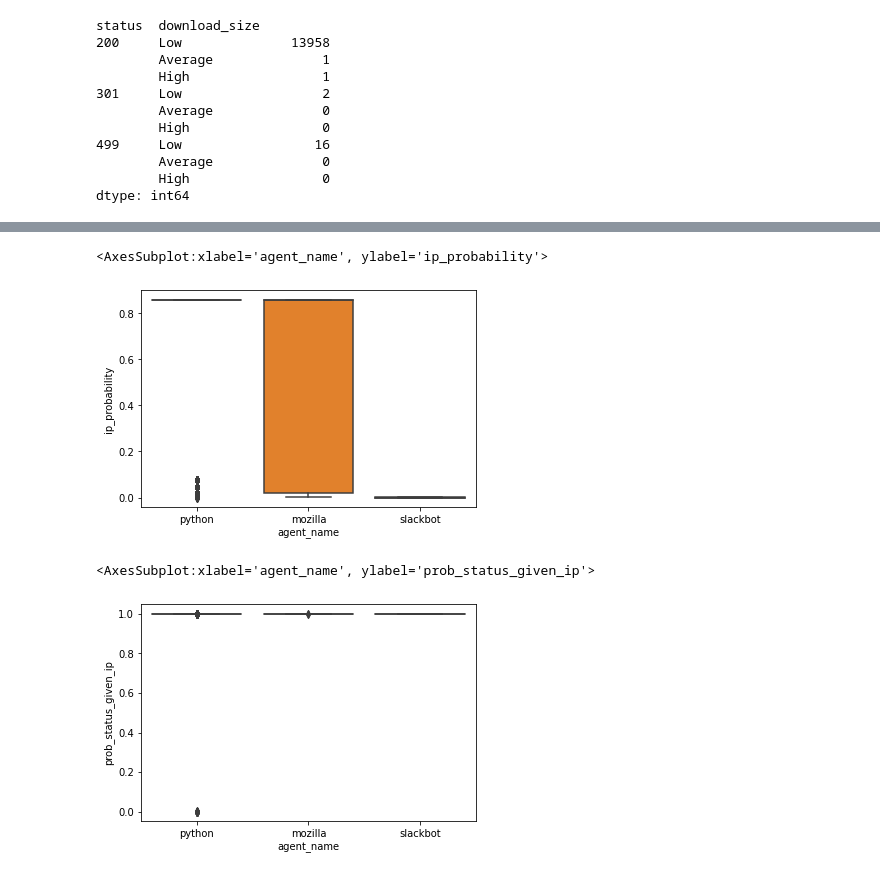
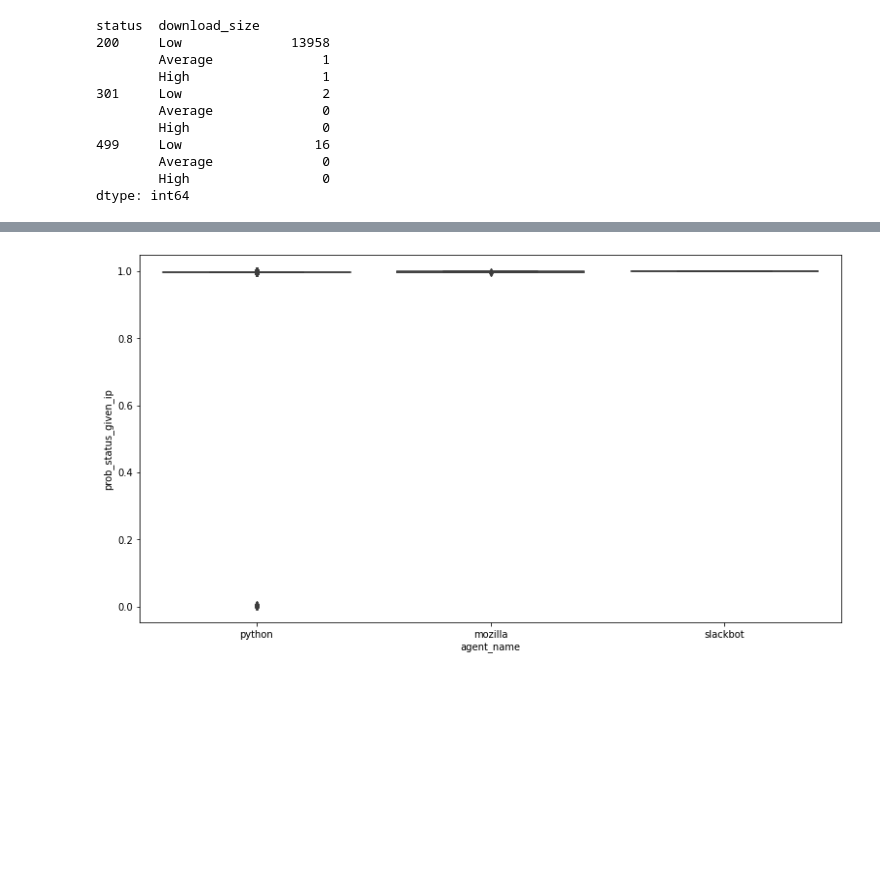
Before and after one commit to Promeos/anomaly-detection-exercises, a Jupyter notebook: discrete_anomaly_detection.ipynb, the cells around one changed output, grey strips where cells are left out. Drawn from its saved outputs; the diff is of its cells as text; code cells hidden in the pictures; blank space fills up the shorter version.

Commit message:
updated charts

```diff
--- a/discrete_anomaly_detection.ipynb
+++ b/discrete_anomaly_detection.ipynb
@@ -73,7 +72,9 @@ ip_statistics(df)
 # %% [markdown]
 ## 1. Use basic probability to identify anomalous request methods. You will want to make sure the text is normalized in order to reduce the noise.
 # %%
-train = df.loc['2019-04-16 19:34:42':'2019-04-17 12:55:14'][['ip','request_method','status','size','destination','request_agent','size_mb']]
+train = df.loc['2019-04-16 19:34:42':'2019-04-17 12:55:14'] \
+              [['ip','request_method','status', 'size',
+                'destination','agent_name', 'endpoints', 'size_mb']]
 # %%
 train = train.fillna(0)
 # %%
@@ -208,10 +234,5 @@ dtype: int64
 # %%
-sns.boxplot(df.agent_name, df.ip_probability)
+plt.figure(figsize=(13, 7))
+sns.boxplot(df.agent_name, df.prob_status_given_ip);
 # %% [output]
-<AxesSubplot:xlabel='agent_name', ylabel='ip_probability'>
-[figure, old version]
+[figure, new version]
-# %%
-sns.boxplot(df.agent_name, df.prob_status_given_ip)
-# %% [output]
-<AxesSubplot:xlabel='agent_name', ylabel='prob_status_given_ip'>
-[figure, removed]
```
Also changed, not shown: parts of 19 cells of this notebook, 3 other files.
